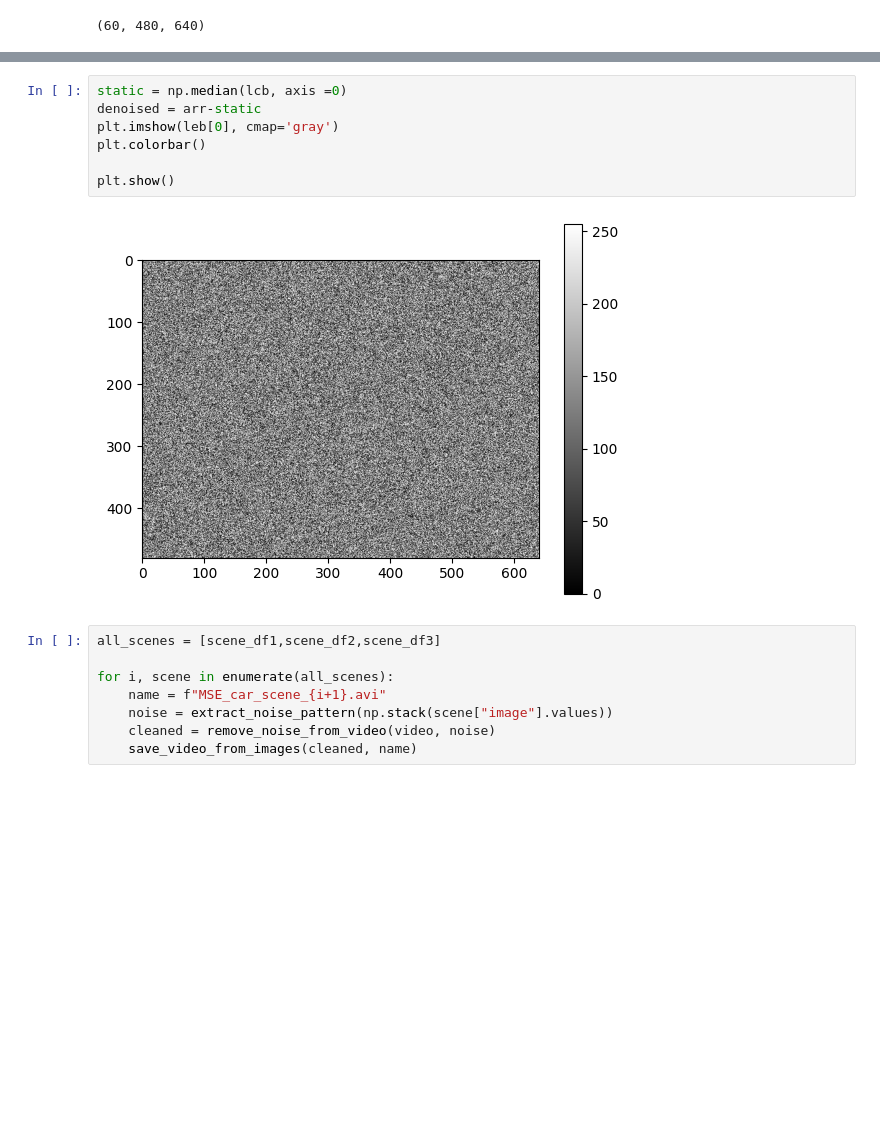
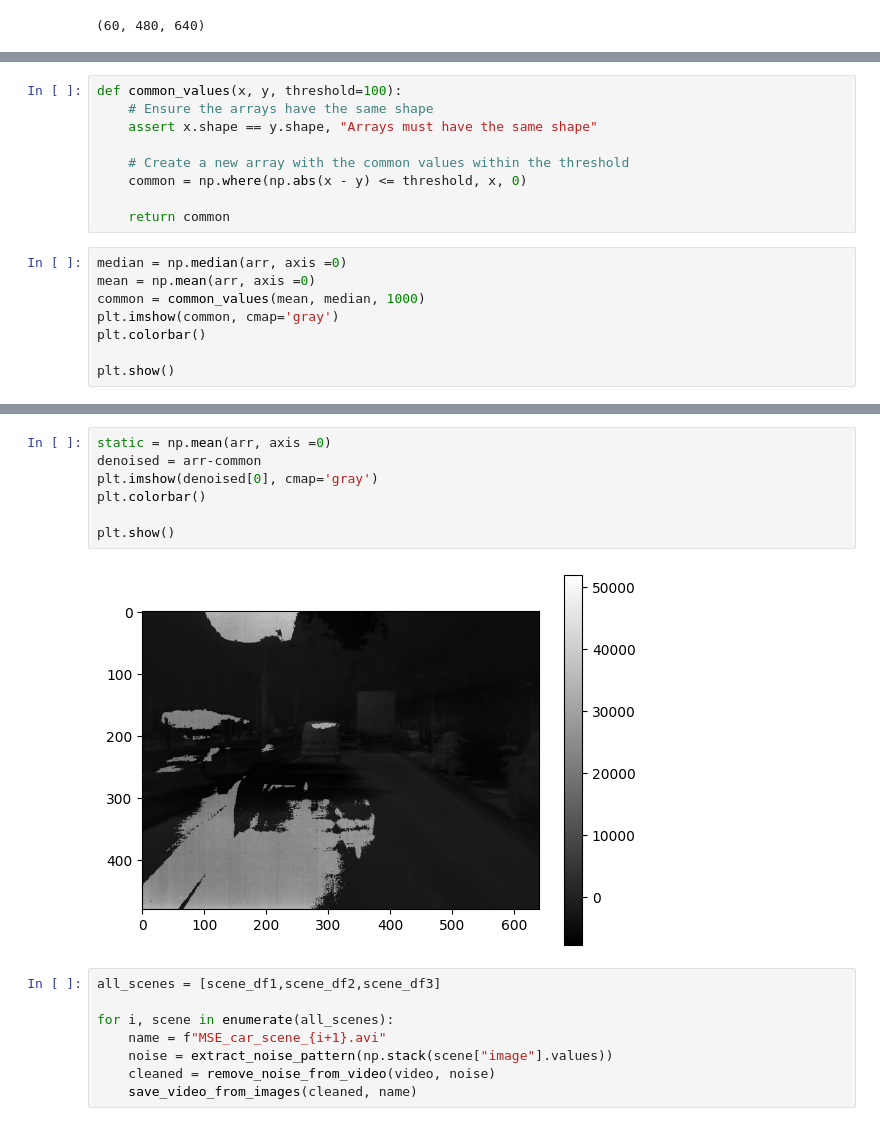
Before and after one commit to ThangVuH/M1_S8_dataChallenge_24, a Jupyter notebook: mean_median_noise.ipynb, the cells around one changed output, grey strips where cells are left out. Drawn from its saved outputs; the diff is of its cells as text; blank space fills up the shorter version.

```diff
--- a/mean_median_noise.ipynb
+++ b/mean_median_noise.ipynb
@@ -179,0 +232,17 @@ lcb.shape
+# %%
+def common_values(x, y, threshold=100):
+    # Ensure the arrays have the same shape
+    assert x.shape == y.shape, "Arrays must have the same shape"
+
+    # Create a new array with the common values within the threshold
+    common = np.where(np.abs(x - y) <= threshold, x, 0)
+
+    return common
+# %%
+median = np.median(arr, axis =0)
+mean = np.mean(arr, axis =0)
+common = common_values(mean, median, 1000)
+plt.imshow(common, cmap='gray')
+plt.colorbar()
+
+plt.show()
@@ -180,12 +372,12 @@ lcb.shape
 # %%
-static = np.median(lcb, axis =0)
-denoised = arr-static
-plt.imshow(leb[0], cmap='gray')
+static = np.mean(arr, axis =0)
+denoised = arr-common
+plt.imshow(denoised[0], cmap='gray')
 plt.colorbar()
 
 plt.show()
 # %% [output]
-[figure, old version]
+[figure, new version]
 # %%
 all_scenes = [scene_df1,scene_df2,scene_df3]
 
```
Also changed, not shown: parts of 15 cells of this notebook, 20 other files.
